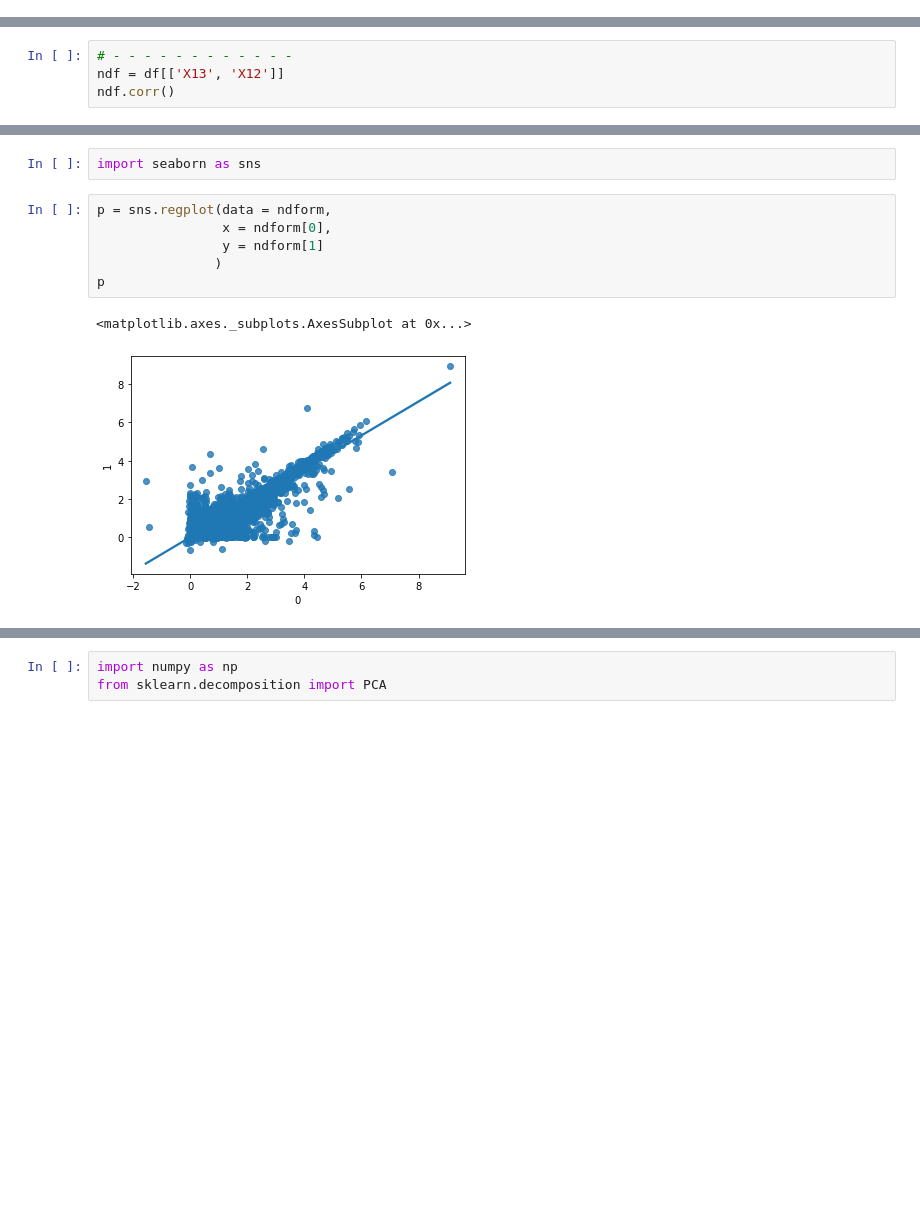
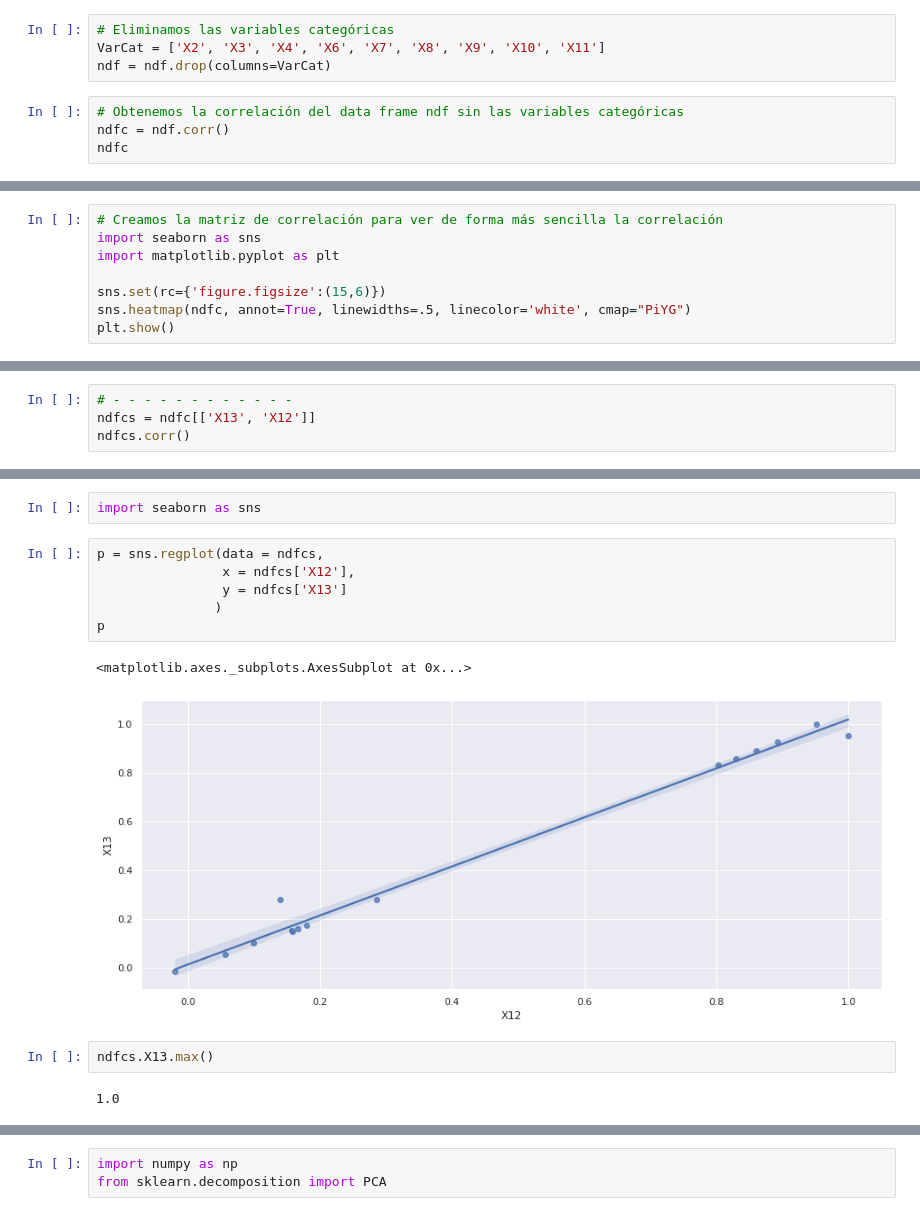
Before and after one commit to PosgradoMNA/actividades-del-projecto-team_59, a Jupyter notebook: Actividad_Sem_04_CD_PCA.ipynb, the cells around one changed output, grey strips where cells are left out. Drawn from its saved outputs; the diff is of its cells as text; blank space fills up the shorter version.

```diff
--- a/Actividad_Sem_04_CD_PCA.ipynb
+++ b/Actividad_Sem_04_CD_PCA.ipynb
@@ -103,0 +178,8 @@ df.shape
+# %%
+# Eliminamos las variables categóricas
+VarCat = ['X2', 'X3', 'X4', 'X6', 'X7', 'X8', 'X9', 'X10', 'X11']
+ndf = ndf.drop(columns=VarCat)
+# %%
+# Obtenemos la correlación del data frame ndf sin las variables categóricas
+ndfc = ndf.corr()
+ndfc
@@ -103,0 +203,8 @@ df.shape
+# %%
+# Creamos la matriz de correlación para ver de forma más sencilla la correlación
+import seaborn as sns
+import matplotlib.pyplot as plt
+
+sns.set(rc={'figure.figsize':(15,6)})
+sns.heatmap(ndfc, annot=True, linewidths=.5, linecolor='white', cmap="PiYG")
+plt.show()
@@ -110,6 +384,6 @@ We focus first on two variables: `calories` and consumer `rating`:
 # %%
 # - - - - - - - - - - - -
-ndf = df[['X13', 'X12']]
-ndf.corr()
+ndfcs = ndfc[['X13', 'X12']]
+ndfcs.corr()
 # %% [output]
 |  | X13 | X12 |
@@ -394,12 +455,16 @@ The `z2 (second principal component = PC2)`-axis is chosen to be perpendicular t
 # %%
 import seaborn as sns
 # %%
-p = sns.regplot(data = ndform,
-                x = ndform[0],
-                y = ndform[1]
+p = sns.regplot(data = ndfcs,
+                x = ndfcs['X12'],
+                y = ndfcs['X13']
                )
 p
 # %% [output]
 <matplotlib.axes._subplots.AxesSubplot at 0x...>
-[figure, old version]
+[figure, new version]
+# %%
+ndfcs.X13.max()
+# %% [output]
+1.0
 # %% [markdown]
```
Also changed, not shown: parts of 53 cells of this notebook.
